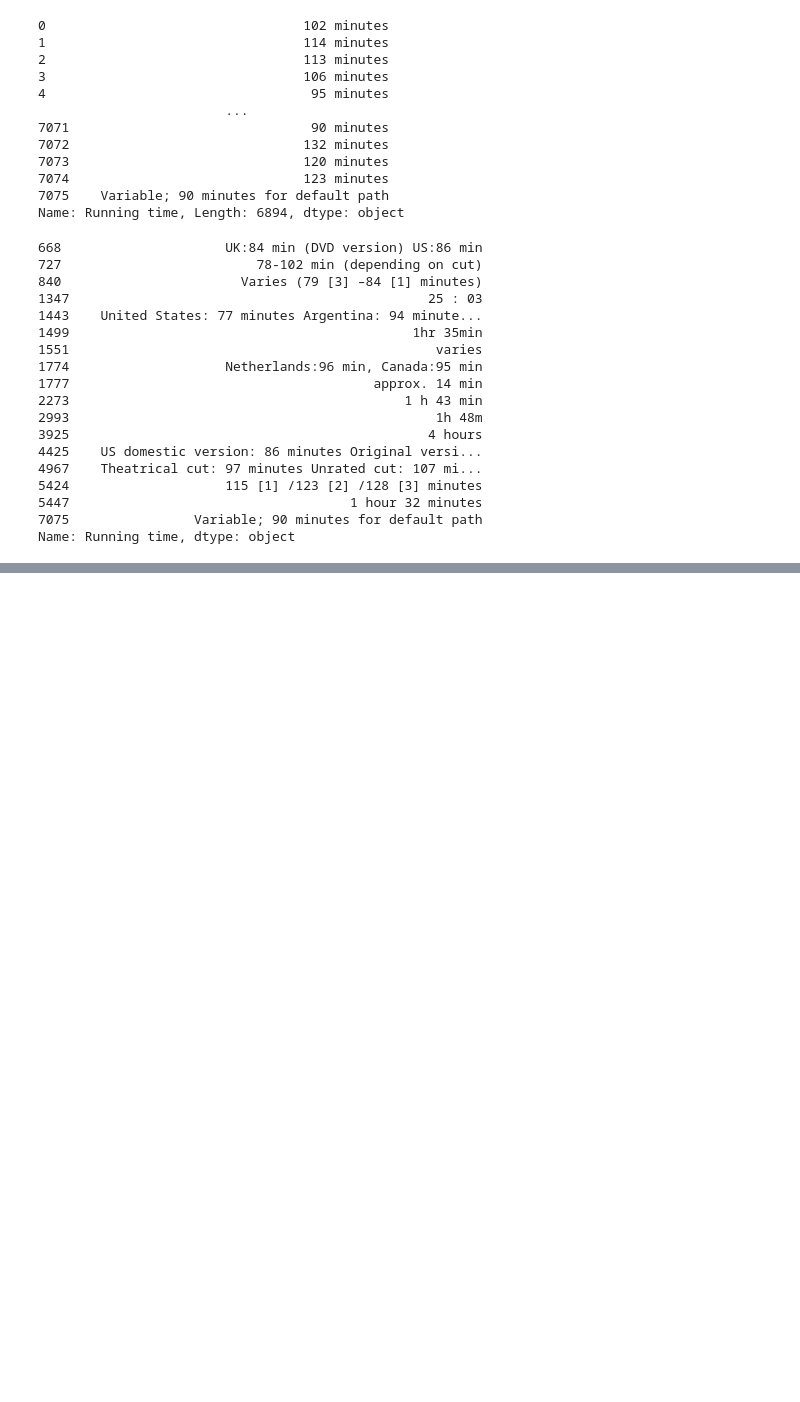
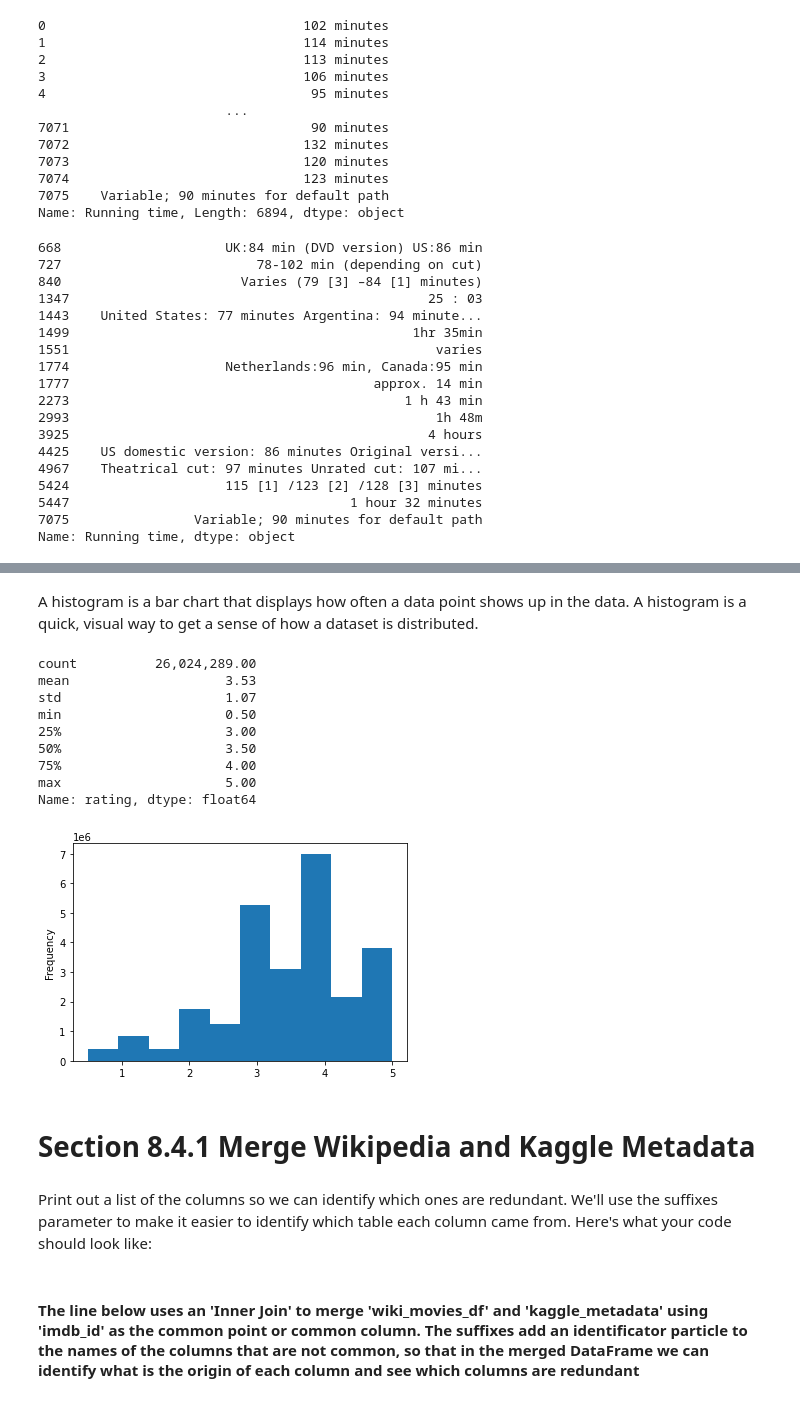
Before and after one commit to Peteresis/Movies-ETL, a Jupyter notebook: PracticeFiles/Movies.ipynb, the cells around one changed output, grey strips where cells are left out. Saved outputs shown, nothing was run; the diff lists cells and outputs as text; code cells hidden in the pictures; blank space fills up the shorter version.

```diff
--- a/PracticeFiles/Movies.ipynb
+++ b/PracticeFiles/Movies.ipynb
@@ -1028,0 +1150,25 @@ wiki_movies_df.drop('Running time', axis=1, inplace=True)
+# %%
+ratings['timestamp'] = pd.to_datetime(ratings['timestamp'], unit='s')
+# %% [markdown]
+A histogram is a bar chart that displays how often a data point shows up in the data. A histogram is a quick, visual way to get a sense of how a dataset is distributed.
+# %%
+pd.options.display.float_format = '{:20,.2f}'.format
+ratings['rating'].plot(kind='hist')
+ratings['rating'].describe()
+# %% [output]
+count          26,024,289.00
+mean                    3.53
+std                     1.07
+min                     0.50
+25%                     3.00
+50%                     3.50
+75%                     4.00
+max                     5.00
+Name: rating, dtype: float64
+[figure, added]
+# %% [markdown]
+# Section 8.4.1 Merge Wikipedia and Kaggle Metadata
+# %% [markdown]
+Print out a list of the columns so we can identify which ones are redundant. We'll use the suffixes parameter to make it easier to identify which table each column came from. Here's what your code should look like:
+# %% [markdown]
+#### The line below uses an 'Inner Join' to merge 'wiki_movies_df' and 'kaggle_metadata' using 'imdb_id' as the common point or common column. The suffixes add an identificator particle to the names of the columns that are not common, so that in the merged DataFrame we can identify what is the origin of each column and see which columns are redundant
```
Also changed, not shown: parts of 66 cells of this notebook.
